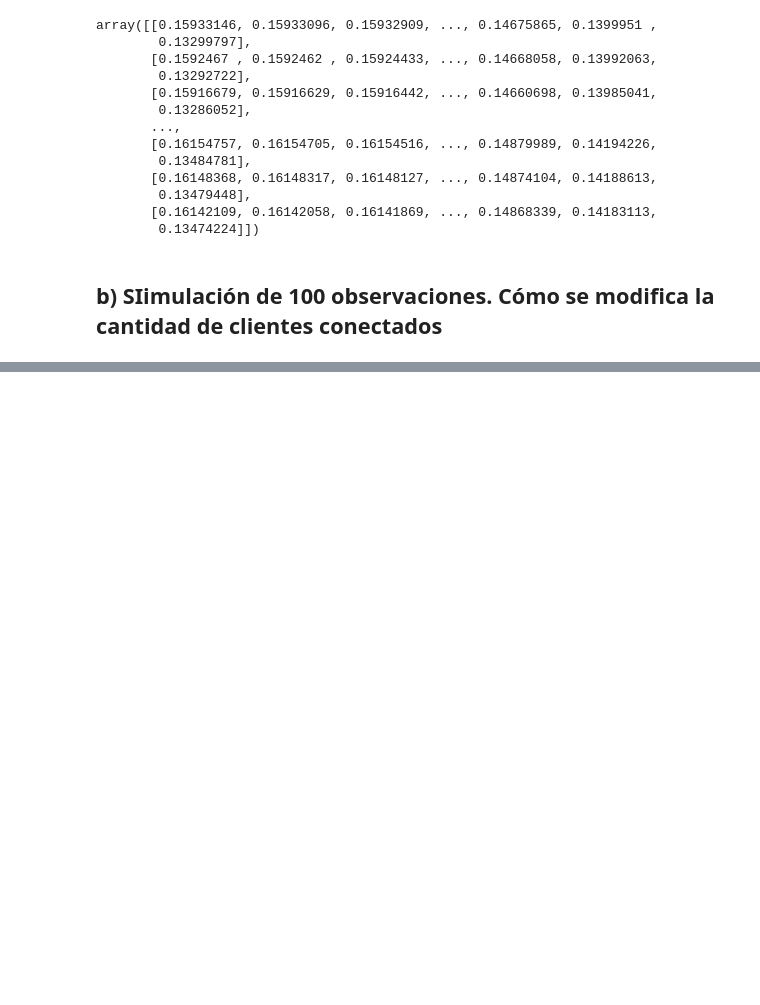
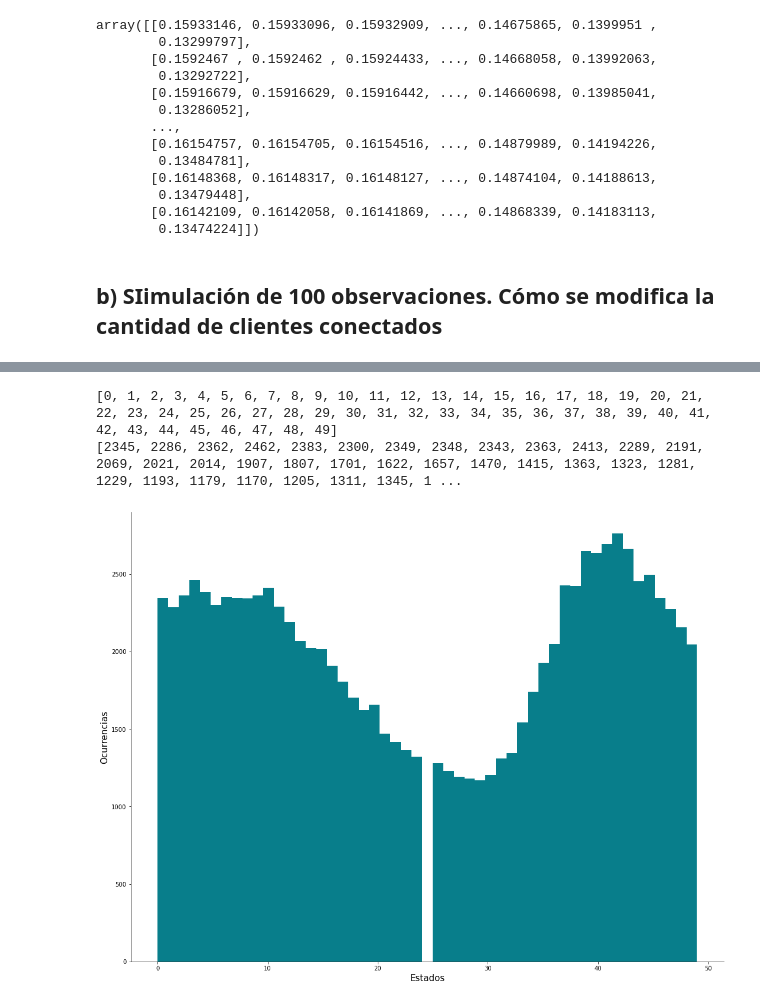
Before and after one commit to nicolaslongo/tp1-simulacion, a Jupyter notebook: tp2/Ejercicio 3.ipynb, the cells around one changed output, grey strips where cells are left out. Saved outputs shown, nothing was run; the diff lists cells and outputs as text; code cells hidden in the pictures; blank space fills up the shorter version.

```diff
--- a/tp2/Ejercicio 3.ipynb
+++ b/tp2/Ejercicio 3.ipynb
@@ -164,0 +135,32 @@ plt.show()
+# %%
+hb = HomeBanking()
+P = hb.calcular_matriz()
+
+for i in range (100000):
+#     print('Iteracion {0}'.format(i))
+    r = np.random.rand()
+    if r <= 0.7:
+        hb.nuevo_usuario_conectado()
+
+    nuevo_estado = hb.calcular_nuevo_estado()
+# %%
+estados = hb.get_estados()
+# assert len(estados) == 100001
+# print(len(estados))
+estados_distintos = list(set(estados))
+cantidades = [estados.count(x) for x in estados_distintos]
+print(estados_distintos)
+print(cantidades)
+
+fig = plt.figure(figsize=(18, 14))
+ax = fig.add_subplot(1, 1, 1)
+ax.spines['right'].set_color('none')
+ax.spines['top'].set_color('none')
+plt.hist(estados, bins=51, color='#087E8B', linewidth=3.0)
+plt.xlabel('Estados', size=15)
+plt.ylabel('Ocurrencias', size=15)
+plt.show()
+# %% [output]
+[0, 1, 2, 3, 4, 5, 6, 7, 8, 9, 10, 11, 12, 13, 14, 15, 16, 17, 18, 19, 20, 21, 22, 23, 24, 25, 26, 27, 28, 29, 30, 31, 32, 33, 34, 35, 36, 37, 38, 39, 40, 41, 42, 43, 44, 45, 46, 47, 48, 49]
+[2345, 2286, 2362, 2462, 2383, 2300, 2349, 2348, 2343, 2363, 2413, 2289, 2191, 2069, 2021, 2014, 1907, 1807, 1701, 1622, 1657, 1470, 1415, 1363, 1323, 1281, 1229, 1193, 1179, 1170, 1205, 1311, 1345, 1 ...
+[figure, added]
```
Also changed, not shown: parts of 18 cells of this notebook.
